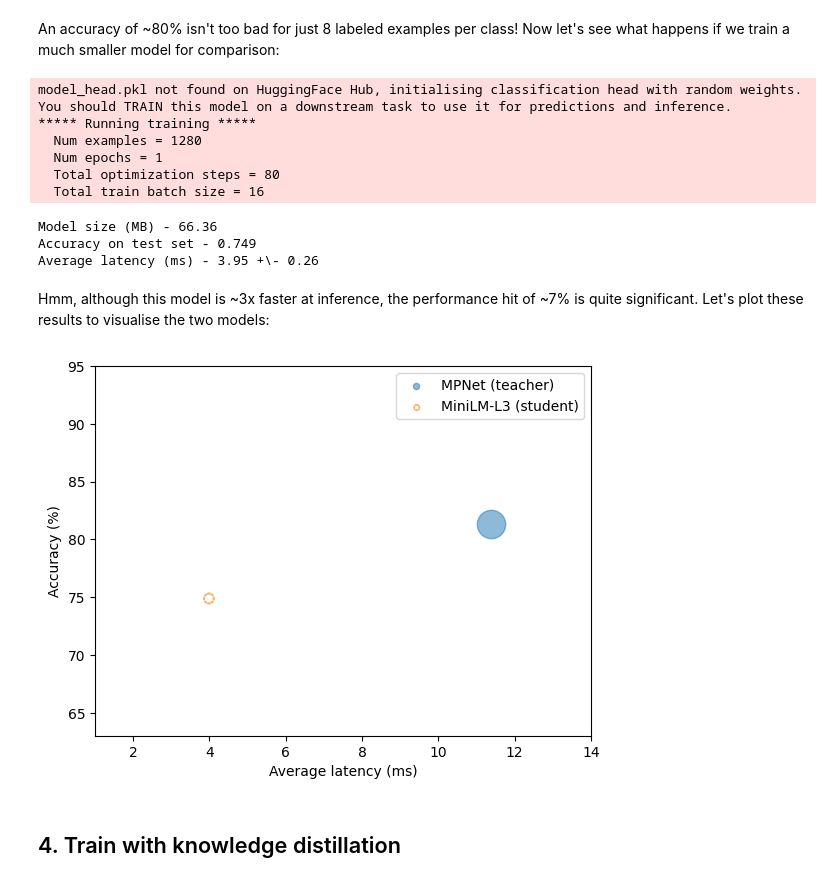
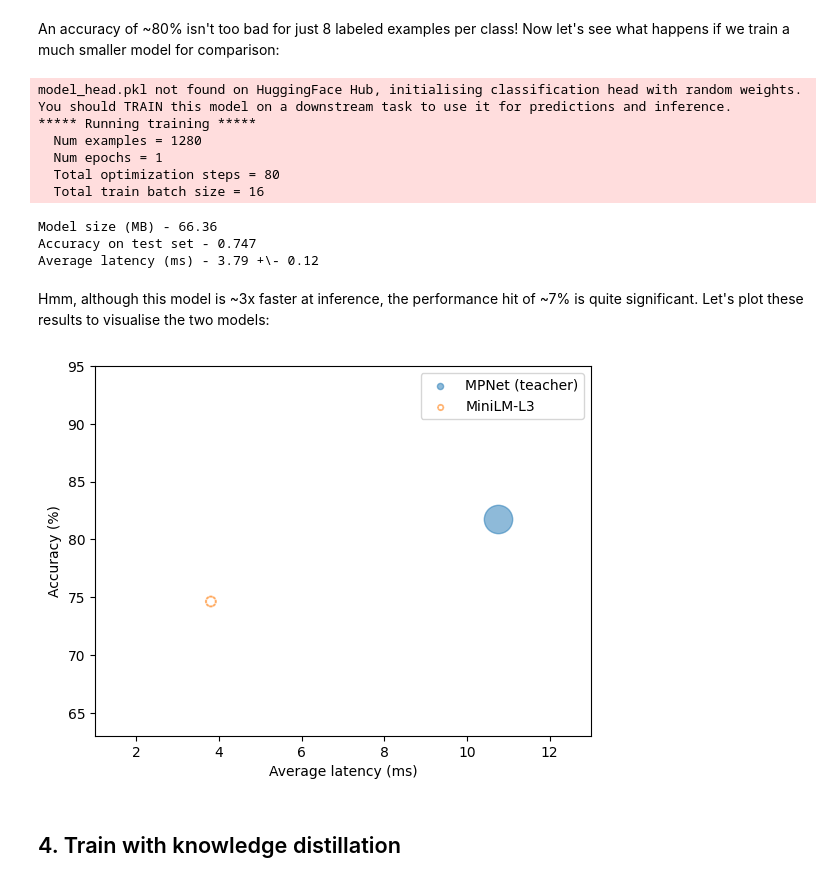
Before and after one commit to huggingface/workshops, a Jupyter notebook: fewshot-learning-in-production/setfit-optimisation.ipynb, the cells around one changed output. Saved outputs shown, nothing was run; the diff lists cells and outputs as text; code cells hidden in the pictures.

```diff
--- a/fewshot-learning-in-production/setfit-optimisation.ipynb
+++ b/fewshot-learning-in-production/setfit-optimisation.ipynb
@@ -194,7 +188,7 @@ baseline_trainer = SetFitTrainer(
     model=baseline_model, train_dataset=train_dataset_teacher
 )
 baseline_trainer.train()
-pb = PerformanceBenchmark(baseline_trainer.model, test_dataset, "MiniLM-L3 (student)")
+pb = PerformanceBenchmark(baseline_trainer.model, test_dataset, "MiniLM-L3")
 perf_metrics.update(pb.run_benchmark())
 # %% [output]
 model_head.pkl not found on HuggingFace Hub, initialising classification head with random weights. You should TRAIN this model on a downstream task to use it for predictions and inference.
@@ -204,8 +198,8 @@ model_head.pkl not found on HuggingFace Hub, initialising classification head wi
   Total optimization steps = 80
   Total train batch size = 16
 Model size (MB) - 66.36
-Accuracy on test set - 0.749
-Average latency (ms) - 3.95 +\- 0.26
+Accuracy on test set - 0.747
+Average latency (ms) - 3.79 +\- 0.12
 # %% [markdown]
 Hmm, although this model is ~3x faster at inference, the performance hit of ~7% is quite significant. Let's plot these results to visualise the two models:
 # %%
@@ -224,35 +218,35 @@ def plot_metrics(perf_metrics, current_optim_type):
                 df_opt["time_avg_ms"],
                 df_opt["accuracy"] * 100,
                 alpha=0.5,
                 s=df_opt["size_mb"],
                 label=idx,
                 marker="$\u25CC$",
             )
         else:
             plt.scatter(
                 df_opt["time_avg_ms"],
                 df_opt["accuracy"] * 100,
                 s=df_opt["size_mb"],
                 label=idx,
                 alpha=0.5,
             )
 
     legend = plt.legend(bbox_to_anchor=(1, 1))
     for handle in legend.legendHandles:
         handle.set_sizes([20])
 
     plt.ylim(63, 95)
     # Use the slowest model to define the x-axis range
     xlim = int(perf_metrics["MPNet (teacher)"]["time_avg_ms"] + 3)
     plt.xlim(1, xlim)
     plt.ylabel("Accuracy (%)")
     plt.xlabel("Average latency (ms)")
     plt.show()
 
 
-plot_metrics(perf_metrics, "MiniLM-L3 (student)")
+plot_metrics(perf_metrics, "MiniLM-L3")
 # %% [output]
-[figure, old version]
+[figure, new version]
 # %% [markdown]
 ## 4. Train with knowledge distillation
 # %% [markdown]
```
Also changed, not shown: parts of 9 cells of this notebook.
